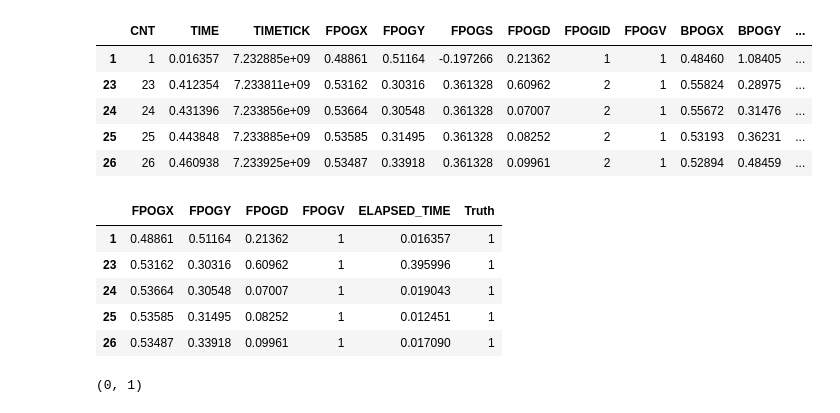
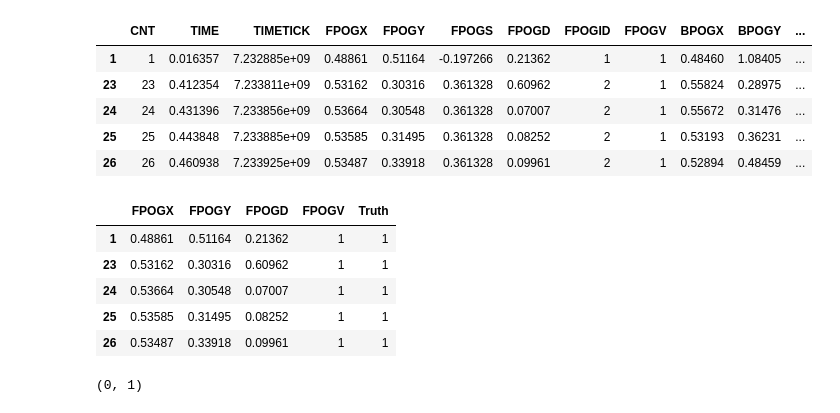
Before and after one commit to Nusserle/LieDetection, a Jupyter notebook: LieDetectionTest_Gaze.ipynb, the cells around one changed output. Saved outputs shown, nothing was run; the diff lists cells and outputs as text; code cells hidden in the pictures.

```diff
--- a/LieDetectionTest_Gaze.ipynb
+++ b/LieDetectionTest_Gaze.ipynb
@@ -126,21 +126,21 @@ processed_data[0].head()
 # %%
 def filterData(data):
   filtered_data = []
   for d in data:
-    fd = d[["FPOGX", "FPOGY", "FPOGD", "FPOGV", "ELAPSED_TIME", "Truth"]]
+    fd = d[["FPOGX", "FPOGY", "FPOGD", "FPOGV", "Truth"]]
     fd = fd[fd["FPOGV"] == 1]
     filtered_data.append(fd)
   return filtered_data
 
 filtered_data = filterData(processed_data)
 filtered_data[0].head()
 # %% [output]
-|  | FPOGX | FPOGY | FPOGD | FPOGV | ELAPSED_TIME | Truth |
-| 1 | 0.48861 | 0.51164 | 0.21362 | 1 | 0.016357 | 1 |
-| 23 | 0.53162 | 0.30316 | 0.60962 | 1 | 0.395996 | 1 |
-| 24 | 0.53664 | 0.30548 | 0.07007 | 1 | 0.019043 | 1 |
-| 25 | 0.53585 | 0.31495 | 0.08252 | 1 | 0.012451 | 1 |
-| 26 | 0.53487 | 0.33918 | 0.09961 | 1 | 0.017090 | 1 |
+|  | FPOGX | FPOGY | FPOGD | FPOGV | Truth |
+| 1 | 0.48861 | 0.51164 | 0.21362 | 1 | 1 |
+| 23 | 0.53162 | 0.30316 | 0.60962 | 1 | 1 |
+| 24 | 0.53664 | 0.30548 | 0.07007 | 1 | 1 |
+| 25 | 0.53585 | 0.31495 | 0.08252 | 1 | 1 |
+| 26 | 0.53487 | 0.33918 | 0.09961 | 1 | 1 |
 # %%
 from matplotlib import pyplot as plt
 # %%
```
Also changed, not shown: parts of 1 cell of this notebook.
